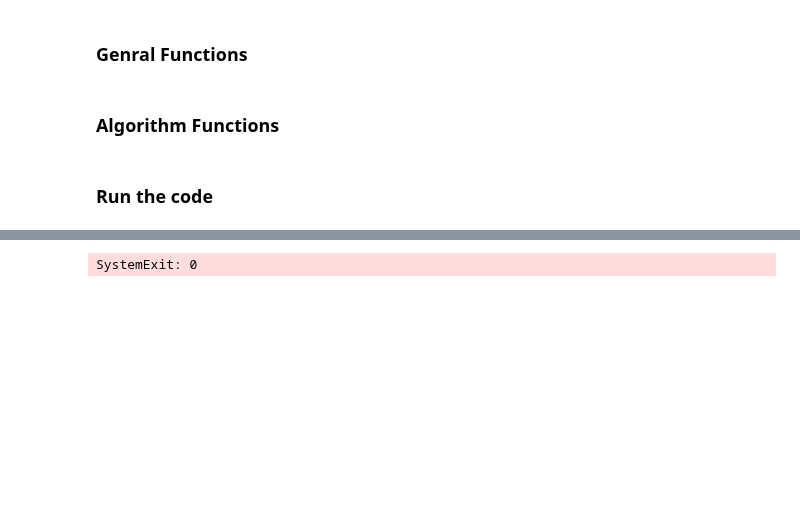
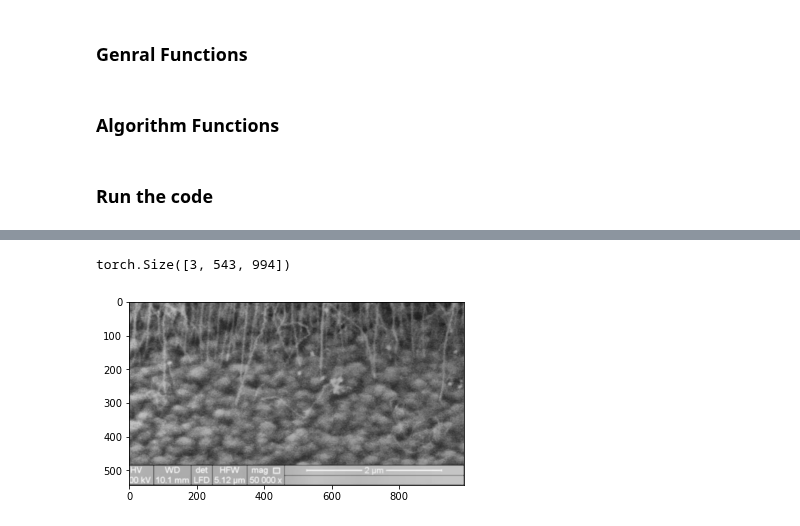
Before and after one commit to kavehsfv/LightFeatureTracking, a Jupyter notebook: Algorithm.ipynb, the cells around one changed output, grey strips where cells are left out. Cells and saved outputs as stored; diff of their text form; code cells hidden in the pictures; blank space fills up the shorter version.

```diff
--- a/Algorithm.ipynb
+++ b/Algorithm.ipynb
@@ -279,6 +273,7 @@ for i in range (251):
 
 graph0.setData(x, y0)
 graph1.setData(x, y1)
+graph1.xAxis.setRange(0, 10)
 
 customPlot.rescaleAxes()
 customPlot.setInteraction(QCP.iRangeDrag)
@@ -287,5 +282,31 @@ customPlot.setInteraction(QCP.iSelectPlottables)
 
 window.show()
 sys.exit(app.exec_())
-# %% [output]
-SystemExit: 0
+# %%
+import cv2
+
+import numpy as np
+import FNCs
+import matplotlib.pyplot as plt
+
+import torch
+
+from typing import Optional, Union, Tuple
+
+with open("CNT_Imgs//frame_0000.jpg", "rb") as image_file:
+
+    image_data=image_file.read()
+
+crop_coordinates= (30, 400, 1200, 970)  # Example crop coordinates
+
+tensor_image = FNCs.load_data_image_crop(image_data, crop=crop_coordinates)
+# tensor_image = FNCs.load_data_image_crop(image_data)
+
+print(tensor_image.shape)
+
+tensor_image_plt = tensor_image.numpy().transpose((1, 2, 0))
+plt.imshow(tensor_image_plt)
+plt.show()
+# %% [output]
+torch.Size([3, 543, 994])
+[figure, added]
```
Also changed, not shown: parts of 4 cells of this notebook, 3 other files.
